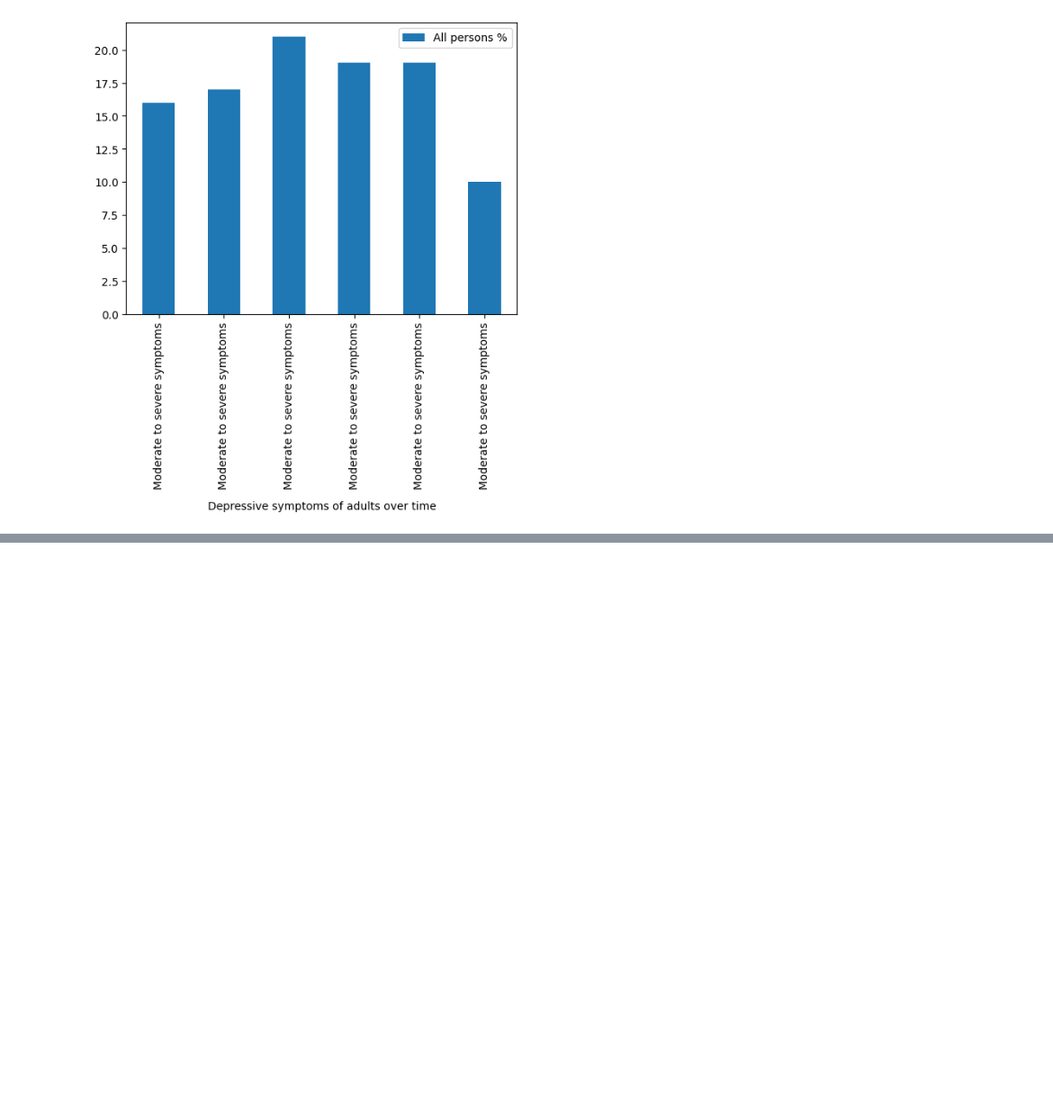
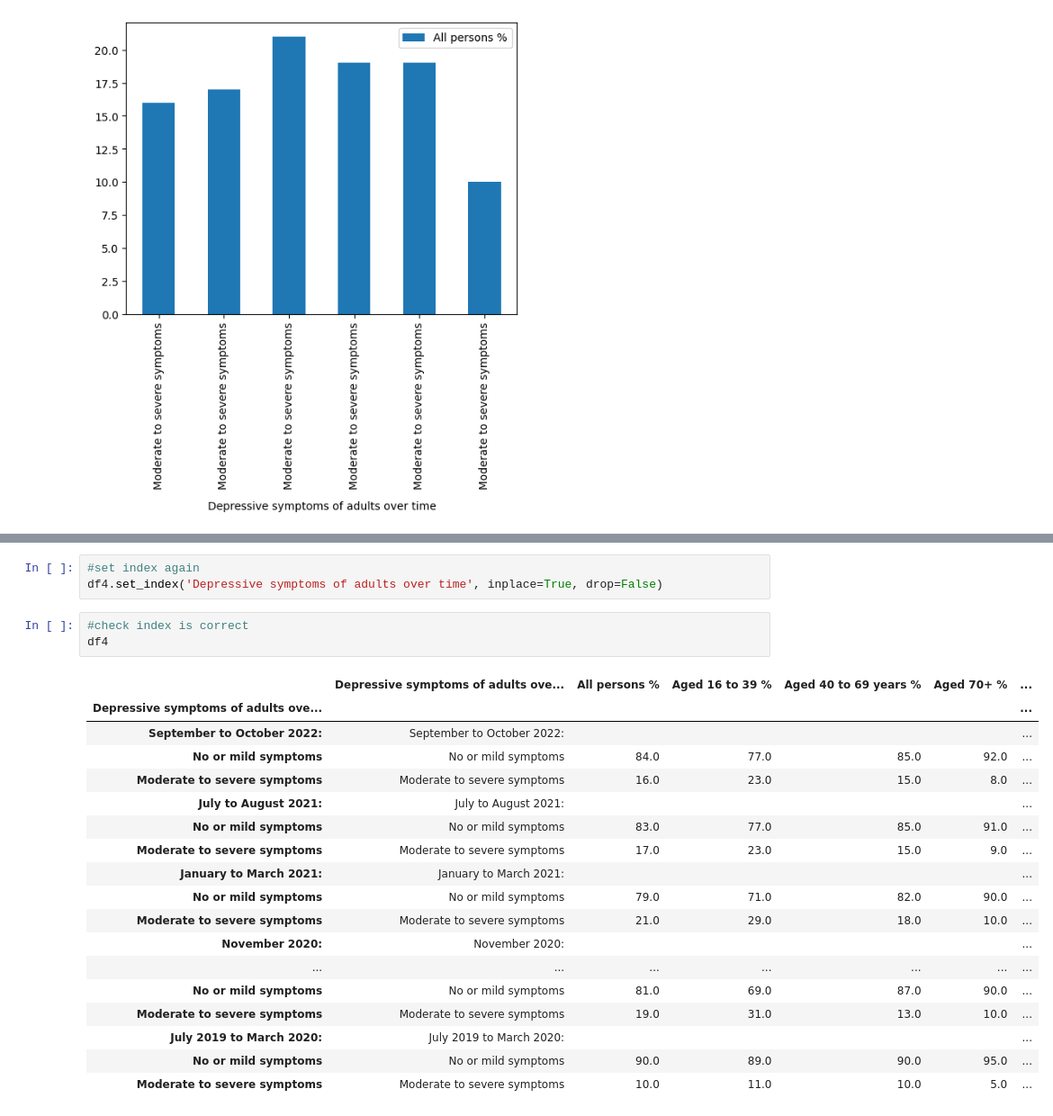
Before and after one commit to NabilahYK/PROGRAMMING-EXAM2, a Jupyter notebook: ProgrammingExam2.ipynb, the cells around one changed output, grey strips where cells are left out. Shown at 90% size. Cells and saved outputs as stored; diff of their text form; blank space fills up the shorter version.

```diff
--- a/ProgrammingExam2.ipynb
+++ b/ProgrammingExam2.ipynb
@@ -356,0 +380,25 @@ df7.plot.bar()
+# %%
+#set index again
+df4.set_index('Depressive symptoms of adults over time', inplace=True, drop=False)
+# %%
+#check index is correct
+df4
+# %% [output]
+|  | Depressive symptoms of adults ove... | All persons % | Aged 16 to 39 % | Aged 40 to 69 years % | Aged 70+ % | ... |
+| Depressive symptoms of adults ove... |  |  |  |  |  | ... |
+| September to October 2022: | September to October 2022: |  |  |  |  | ... |
+| No or mild symptoms | No or mild symptoms | 84.0 | 77.0 | 85.0 | 92.0 | ... |
+| Moderate to severe symptoms | Moderate to severe symptoms | 16.0 | 23.0 | 15.0 | 8.0 | ... |
+| July to August 2021: | July to August 2021: |  |  |  |  | ... |
+| No or mild symptoms | No or mild symptoms | 83.0 | 77.0 | 85.0 | 91.0 | ... |
+| Moderate to severe symptoms | Moderate to severe symptoms | 17.0 | 23.0 | 15.0 | 9.0 | ... |
+| January to March 2021: | January to March 2021: |  |  |  |  | ... |
+| No or mild symptoms | No or mild symptoms | 79.0 | 71.0 | 82.0 | 90.0 | ... |
+| Moderate to severe symptoms | Moderate to severe symptoms | 21.0 | 29.0 | 18.0 | 10.0 | ... |
+| November 2020: | November 2020: |  |  |  |  | ... |
+| ... | ... | ... | ... | ... | ... | ... |
+| No or mild symptoms | No or mild symptoms | 81.0 | 69.0 | 87.0 | 90.0 | ... |
+| Moderate to severe symptoms | Moderate to severe symptoms | 19.0 | 31.0 | 13.0 | 10.0 | ... |
+| July 2019 to March 2020: | July 2019 to March 2020: |  |  |  |  | ... |
+| No or mild symptoms | No or mild symptoms | 90.0 | 89.0 | 90.0 | 95.0 | ... |
+| Moderate to severe symptoms | Moderate to severe symptoms | 10.0 | 11.0 | 10.0 | 5.0 | ... |
```
Also changed, not shown: parts of 4 cells of this notebook.
